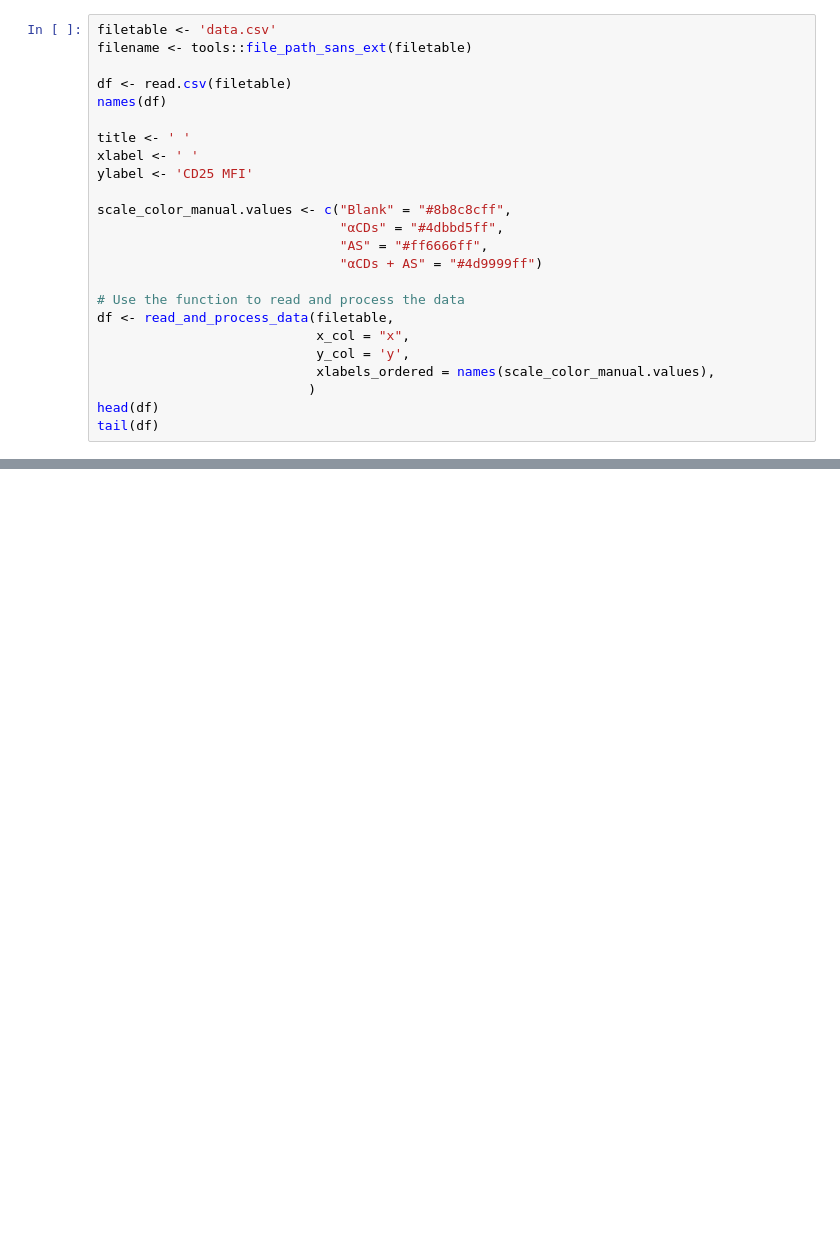
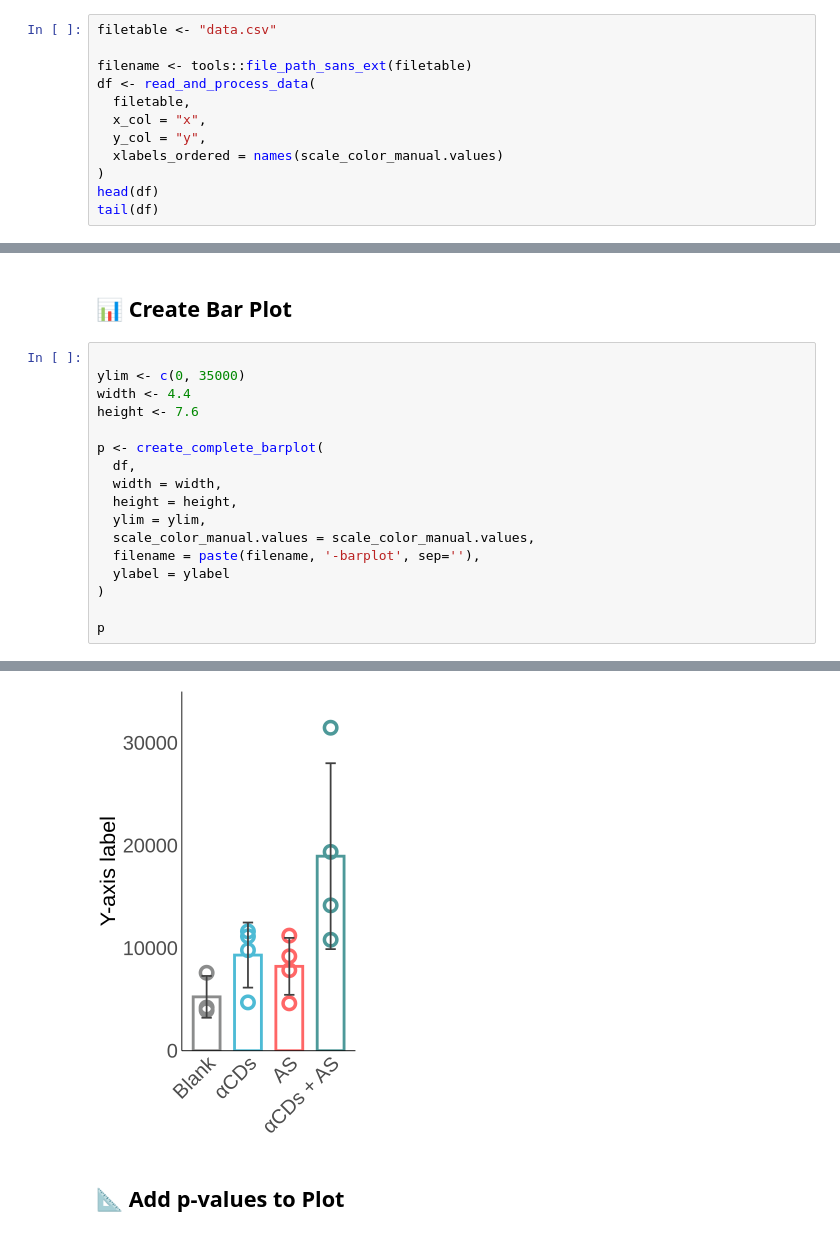
Before and after one commit to gabnasello/datascience-templates, a Jupyter notebook: barplots/barplot_multiGroups_onewayANOVA/barplot_multiGroups_onewayANOVA.ipynb, the cells around one changed output, grey strips where cells are left out. Drawn from its saved outputs; the diff is of its cells as text; blank space fills up the shorter version.

```diff
--- a/barplots/barplot_multiGroups_onewayANOVA/barplot_multiGroups_onewayANOVA.ipynb
+++ b/barplots/barplot_multiGroups_onewayANOVA/barplot_multiGroups_onewayANOVA.ipynb
@@ -19,24 +36,12 @@ library(ggplotUtils)
 # %%
-filetable <- 'data.csv'
+filetable <- "data.csv"
+
 filename <- tools::file_path_sans_ext(filetable)
-
-df <- read.csv(filetable)
-names(df)
-
-title <- ' '
-xlabel <- ' '
-ylabel <- 'CD25 MFI'
-
-scale_color_manual.values <- c("Blank" = "#8b8c8cff",
-                               "αCDs" = "#4dbbd5ff",
-                               "AS" = "#ff6666ff",
-                               "αCDs + AS" = "#4d9999ff")
-
-# Use the function to read and process the data
-df <- read_and_process_data(filetable,
-                            x_col = "x",
-                            y_col = 'y',
-                            xlabels_ordered = names(scale_color_manual.values),
-                           )
+df <- read_and_process_data(
+  filetable,
+  x_col = "x",
+  y_col = "y",
+  xlabels_ordered = names(scale_color_manual.values)
+)
 head(df)
 tail(df)
@@ -153,0 +150,20 @@ ggplot2::ggsave(file=fileoutput, plot=aligned_plots, width=width_aligned, height
+# %% [markdown]
+## 📊 Create Bar Plot
+# %%
+
+ylim <- c(0, 35000)
+width <- 4.4
+height <- 7.6
+
+p <- create_complete_barplot(
+  df,
+  width = width,
+  height = height,
+  ylim = ylim,
+  scale_color_manual.values = scale_color_manual.values,
+  filename = paste(filename, '-barplot', sep=''),
+  ylabel = ylabel
+)
+
+p
+# %% [output]
@@ -153,0 +190,3 @@ ggplot2::ggsave(file=fileoutput, plot=aligned_plots, width=width_aligned, height
+[figure, added]
+# %% [markdown]
+## 📐 Add p-values to Plot
```
Also changed, not shown: parts of 58 cells of this notebook.
